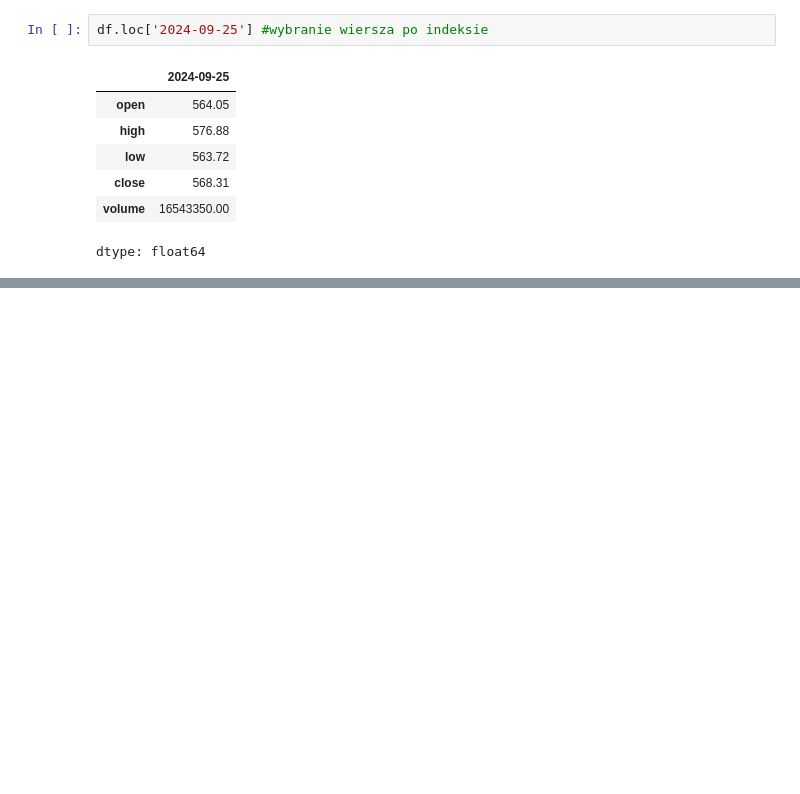
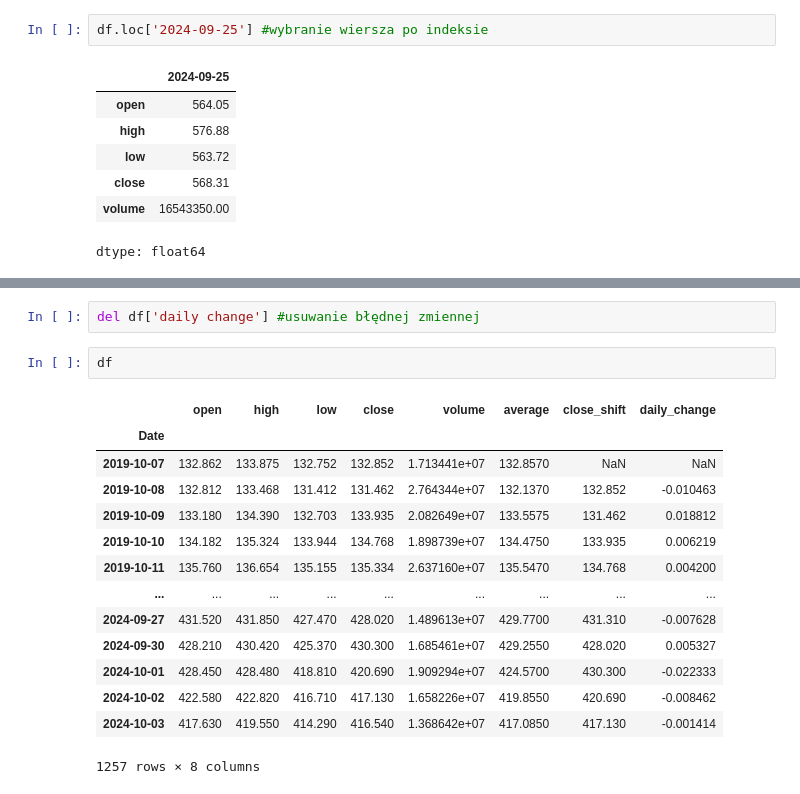
Before and after one commit to rafpank/Colab, a Jupyter notebook: data_science_bootcamp /wprowadzenie/02_pandas_dane_gieldowe.ipynb, the cells around one changed output, grey strips where cells are left out. Cells and saved outputs as stored; diff of their text form; blank space fills up the shorter version.

```diff
--- a/data_science_bootcamp /wprowadzenie/02_pandas_dane_gieldowe.ipynb
+++ b/data_science_bootcamp /wprowadzenie/02_pandas_dane_gieldowe.ipynb
@@ -441,0 +645,19 @@ dtype: float64
+# %%
+del df['daily change'] #usuwanie błędnej zmiennej
+# %%
+df
+# %% [output]
+|  | open | high | low | close | volume | average | close_shift | daily_change |
+| Date |  |  |  |  |  |  |  |  |
+| 2019-10-07 | 132.862 | 133.875 | 132.752 | 132.852 | 1.713441e+07 | 132.8570 | NaN | NaN |
+| 2019-10-08 | 132.812 | 133.468 | 131.412 | 131.462 | 2.764344e+07 | 132.1370 | 132.852 | -0.010463 |
+| 2019-10-09 | 133.180 | 134.390 | 132.703 | 133.935 | 2.082649e+07 | 133.5575 | 131.462 | 0.018812 |
+| 2019-10-10 | 134.182 | 135.324 | 133.944 | 134.768 | 1.898739e+07 | 134.4750 | 133.935 | 0.006219 |
+| 2019-10-11 | 135.760 | 136.654 | 135.155 | 135.334 | 2.637160e+07 | 135.5470 | 134.768 | 0.004200 |
+| ... | ... | ... | ... | ... | ... | ... | ... | ... |
+| 2024-09-27 | 431.520 | 431.850 | 427.470 | 428.020 | 1.489613e+07 | 429.7700 | 431.310 | -0.007628 |
+| 2024-09-30 | 428.210 | 430.420 | 425.370 | 430.300 | 1.685461e+07 | 429.2550 | 428.020 | 0.005327 |
+| 2024-10-01 | 428.450 | 428.480 | 418.810 | 420.690 | 1.909294e+07 | 424.5700 | 430.300 | -0.022333 |
+| 2024-10-02 | 422.580 | 422.820 | 416.710 | 417.130 | 1.658226e+07 | 419.8550 | 420.690 | -0.008462 |
+| 2024-10-03 | 417.630 | 419.550 | 414.290 | 416.540 | 1.368642e+07 | 417.0850 | 417.130 | -0.001414 |
+1257 rows × 8 columns
```
Also changed, not shown: parts of 23 cells of this notebook.
